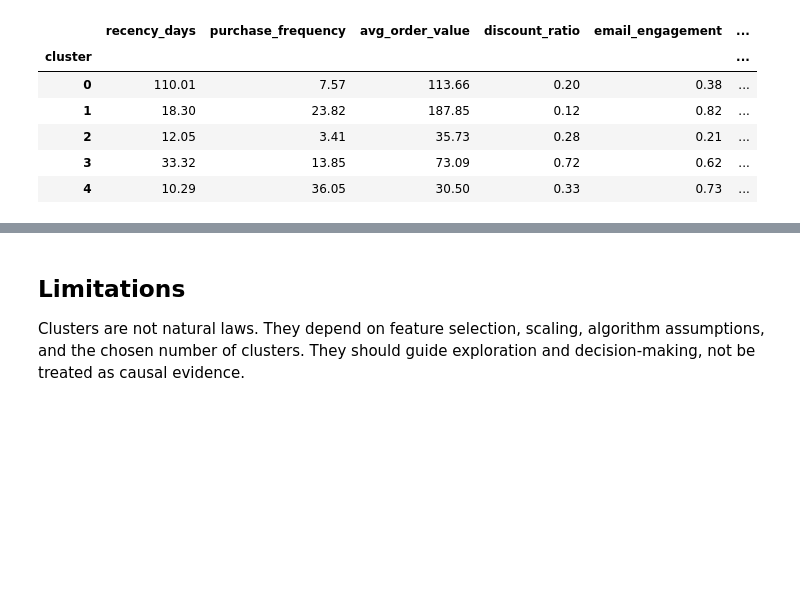
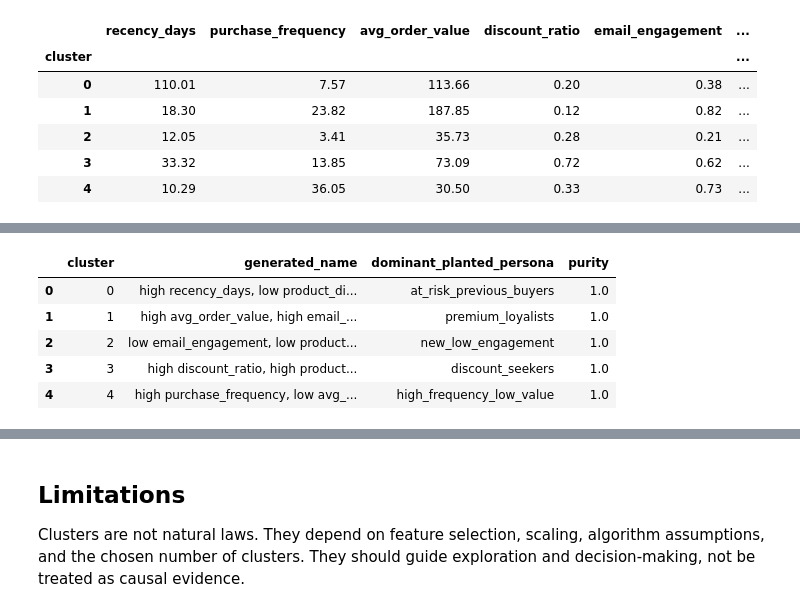
Before and after one commit to DiogoRibeiro7/applied-unsupervised-learning, a Jupyter notebook: notebooks/01_customer_segmentation_clustering.ipynb, the cells around one changed output, grey strips where cells are left out. Saved outputs shown, nothing was run; the diff lists cells and outputs as text; code cells hidden in the pictures; blank space fills up the shorter version.

```diff
--- a/notebooks/01_customer_segmentation_clustering.ipynb
+++ b/notebooks/01_customer_segmentation_clustering.ipynb
@@ -255,0 +295,27 @@ profile.round(2)
+# %%
+generated_names = name_clusters(features, selected_labels, n_features=2)
+
+# Offline check only: do names derived purely from feature deviations line up
+# with the personas the generator planted? The labels were never used to fit.
+crosstab = pd.crosstab(
+    pd.Series(selected_labels, name="cluster"), dataset.hidden_labels
+)
+naming_check = pd.DataFrame(
+    [
+        {
+            "cluster": cluster,
+            "generated_name": generated_names[cluster],
+            "dominant_planted_persona": crosstab.loc[cluster].idxmax(),
+            "purity": crosstab.loc[cluster].max() / crosstab.loc[cluster].sum(),
+        }
+        for cluster in sorted(generated_names)
+    ]
+)
+naming_check.round(3)
+# %% [output]
+|  | cluster | generated_name | dominant_planted_persona | purity |
+| 0 | 0 | high recency_days, low product_di... | at_risk_previous_buyers | 1.0 |
+| 1 | 1 | high avg_order_value, high email_... | premium_loyalists | 1.0 |
+| 2 | 2 | low email_engagement, low product... | new_low_engagement | 1.0 |
+| 3 | 3 | high discount_ratio, high product... | discount_seekers | 1.0 |
+| 4 | 4 | high purchase_frequency, low avg_... | high_frequency_low_value | 1.0 |
```
Also changed, not shown: parts of 7 cells of this notebook, 5 other files.
